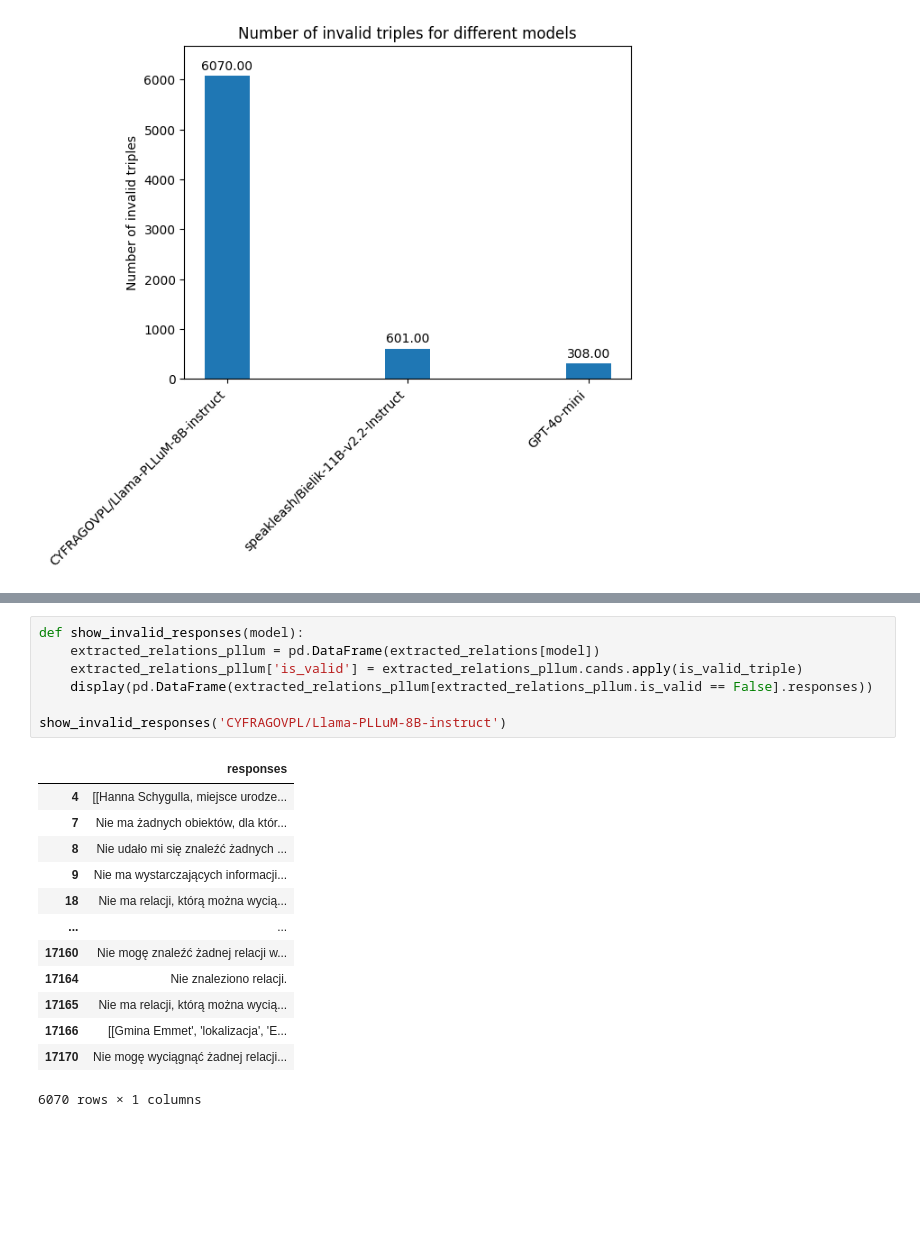
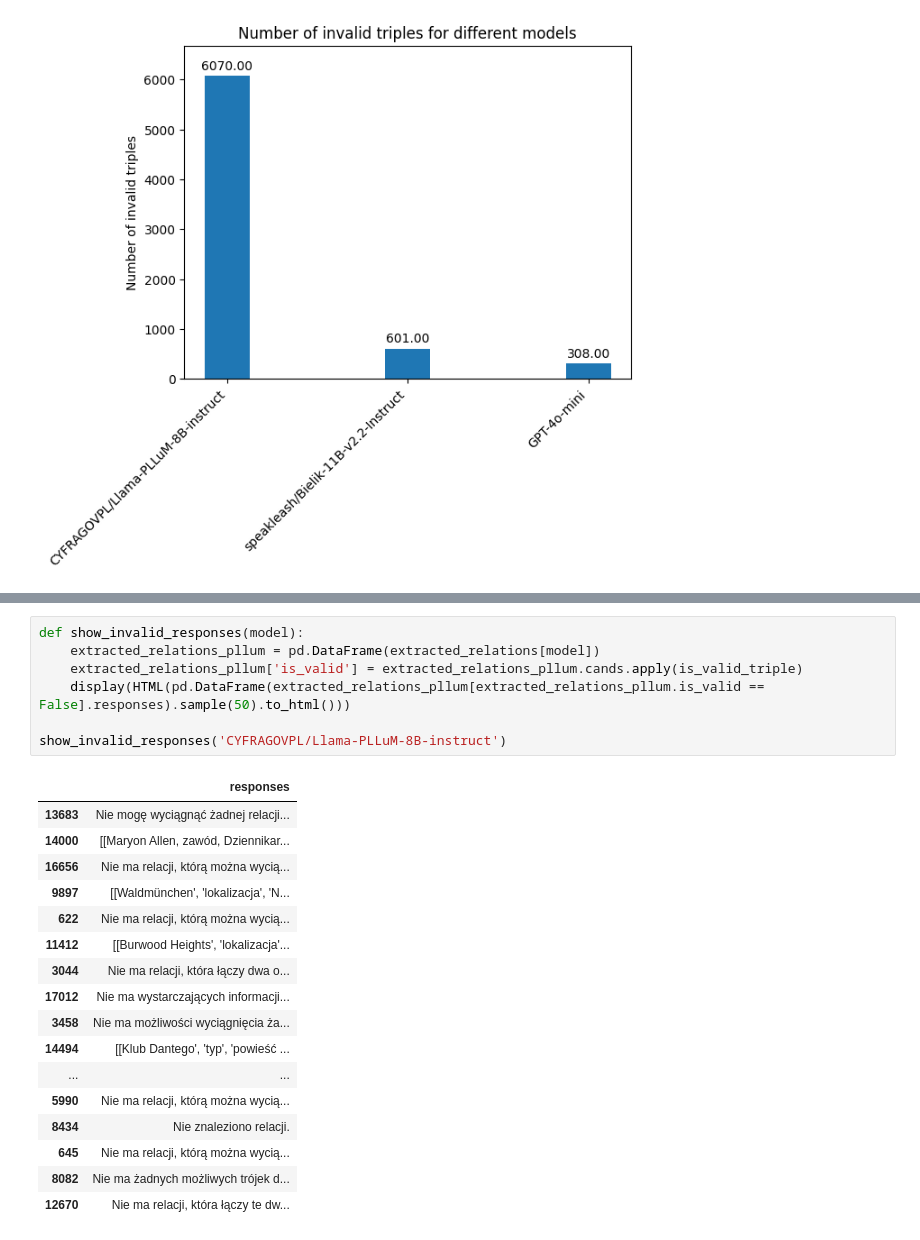
Before and after one commit to StaszekM/polish-kg, a Jupyter notebook: notebooks/reports/joined_relation_extraction.ipynb, the cells around one changed output, grey strips where cells are left out. Drawn from its saved outputs; the diff is of its cells as text; blank space fills up the shorter version.

```diff
--- a/notebooks/reports/joined_relation_extraction.ipynb
+++ b/notebooks/reports/joined_relation_extraction.ipynb
@@ -127,24 +165,28 @@ plot_bar_ungrouped(list(number_of_invalid_triples.keys()), list(number_of_invali
 # %%
 def show_invalid_responses(model):
     extracted_relations_pllum = pd.DataFrame(extracted_relations[model])
     extracted_relations_pllum['is_valid'] = extracted_relations_pllum.cands.apply(is_valid_triple)
-    display(pd.DataFrame(extracted_relations_pllum[extracted_relations_pllum.is_valid == False].responses))
+    display(HTML(pd.DataFrame(extracted_relations_pllum[extracted_relations_pllum.is_valid == False].responses).sample(50).to_html()))
 
 show_invalid_responses('CYFRAGOVPL/Llama-PLLuM-8B-instruct')
 # %% [output]
 |  | responses |
-| 4 | [[Hanna Schygulla, miejsce urodze... |
-| 7 | Nie ma żadnych obiektów, dla któr... |
-| 8 | Nie udało mi się znaleźć żadnych ... |
-| 9 | Nie ma wystarczających informacji... |
-| 18 | Nie ma relacji, którą można wycią... |
+| 13683 | Nie mogę wyciągnąć żadnej relacji... |
+| 14000 | [[Maryon Allen, zawód, Dziennikar... |
+| 16656 | Nie ma relacji, którą można wycią... |
+| 9897 | [[Waldmünchen', 'lokalizacja', 'N... |
+| 622 | Nie ma relacji, którą można wycią... |
+| 11412 | [[Burwood Heights', 'lokalizacja'... |
+| 3044 | Nie ma relacji, która łączy dwa o... |
+| 17012 | Nie ma wystarczających informacji... |
+| 3458 | Nie ma możliwości wyciągnięcia ża... |
+| 14494 | [[Klub Dantego', 'typ', 'powieść ... |
 | ... | ... |
-| 17160 | Nie mogę znaleźć żadnej relacji w... |
-| 17164 | Nie znaleziono relacji. |
-| 17165 | Nie ma relacji, którą można wycią... |
-| 17166 | [[Gmina Emmet', 'lokalizacja', 'E... |
-| 17170 | Nie mogę wyciągnąć żadnej relacji... |
+| 5990 | Nie ma relacji, którą można wycią... |
+| 8434 | Nie znaleziono relacji. |
+| 645 | Nie ma relacji, którą można wycią... |
+| 8082 | Nie ma żadnych możliwych trójek d... |
+| 12670 | Nie ma relacji, która łączy te dw... |
-6070 rows × 1 columns
 # %%
 show_invalid_responses('speakleash/Bielik-11B-v2.2-Instruct')
 # %% [output]
```
Also changed, not shown: parts of 10 cells of this notebook, 3 other files.
